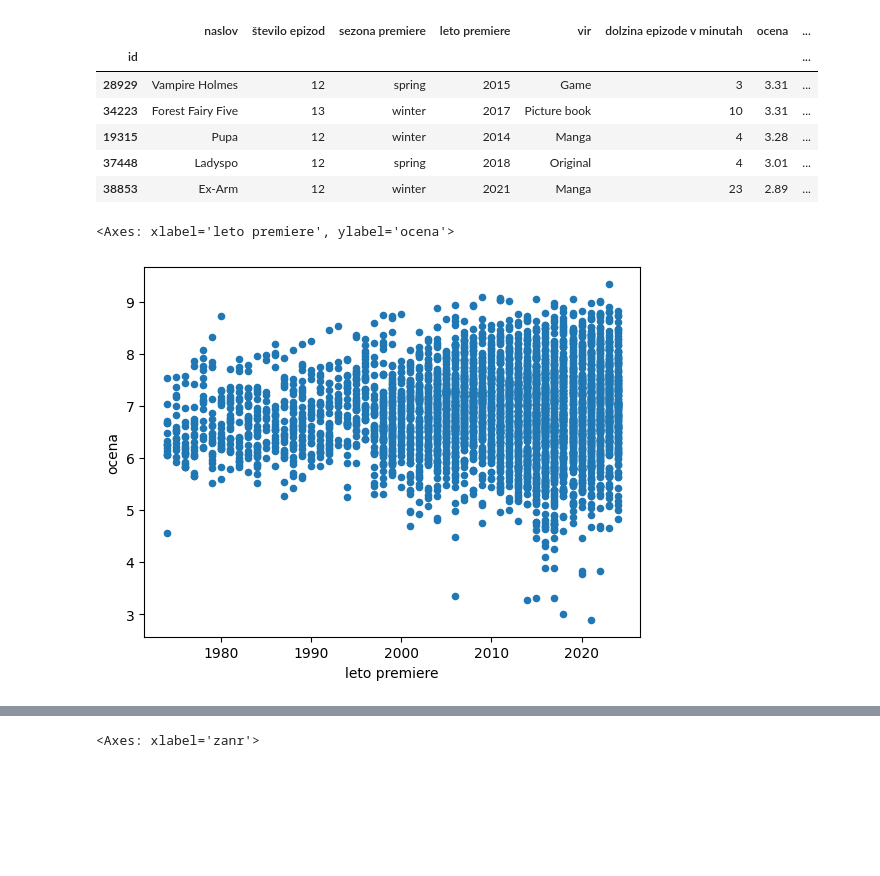
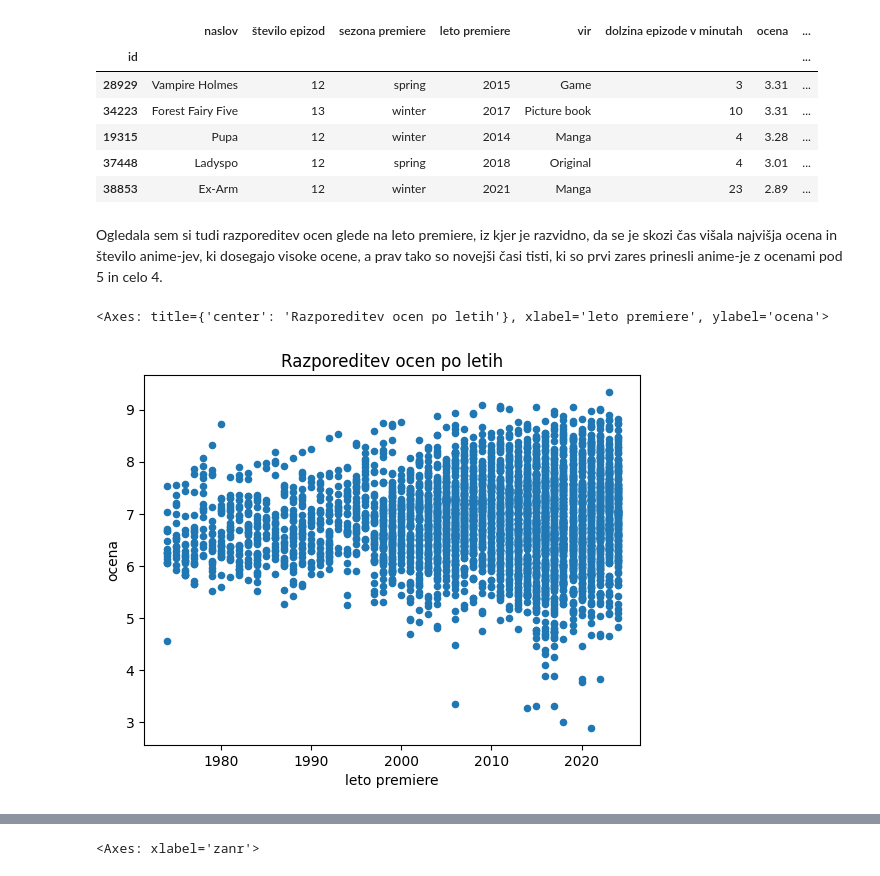
Before and after one commit to lrozman/Projektna-naloga-UVP---Rozman-Lara, a Jupyter notebook: analiza.ipynb, the cells around one changed output, grey strips where cells are left out. Drawn from its saved outputs; the diff is of its cells as text; code cells hidden in the pictures; blank space fills up the shorter version.

```diff
--- a/analiza.ipynb
+++ b/analiza.ipynb
@@ -655,8 +364,10 @@ najboljsi.tail(5)
 | 19315 | Pupa | 12 | winter | 2014 | Manga | 4 | 3.28 | ... |
 | 37448 | Ladyspo | 12 | spring | 2018 | Original | 4 | 3.01 | ... |
 | 38853 | Ex-Arm | 12 | winter | 2021 | Manga | 23 | 2.89 | ... |
+# %% [markdown]
+Ogledala sem si tudi razporeditev ocen glede na leto premiere, iz kjer je razvidno, da se je skozi čas višala najvišja ocena in število anime-jev, ki dosegajo visoke ocene, a prav tako so novejši časi tisti, ki so prvi zares prinesli anime-je z ocenami pod 5 in celo 4.
 # %%
-VSI_ANIME.plot.scatter(x="leto premiere", y="ocena")
+VSI_ANIME.plot.scatter(x="leto premiere", y="ocena", title="Razporeditev ocen po letih")
 # %% [output]
-<Axes: xlabel='leto premiere', ylabel='ocena'>
+<Axes: title={'center': 'Razporeditev ocen po letih'}, xlabel='leto premiere', ylabel='ocena'>
-[figure, old version]
+[figure, new version]
```
Also changed, not shown: parts of 85 cells of this notebook.
